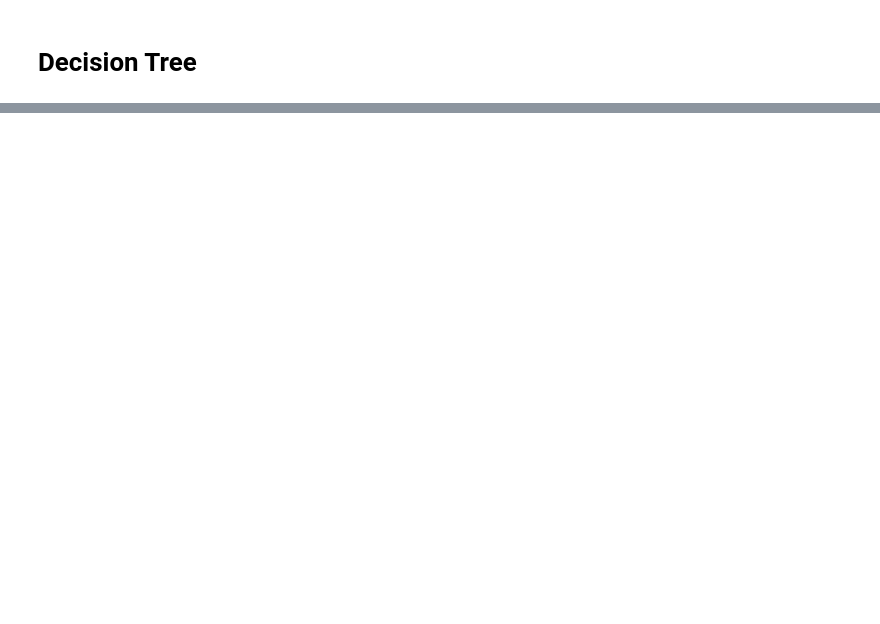
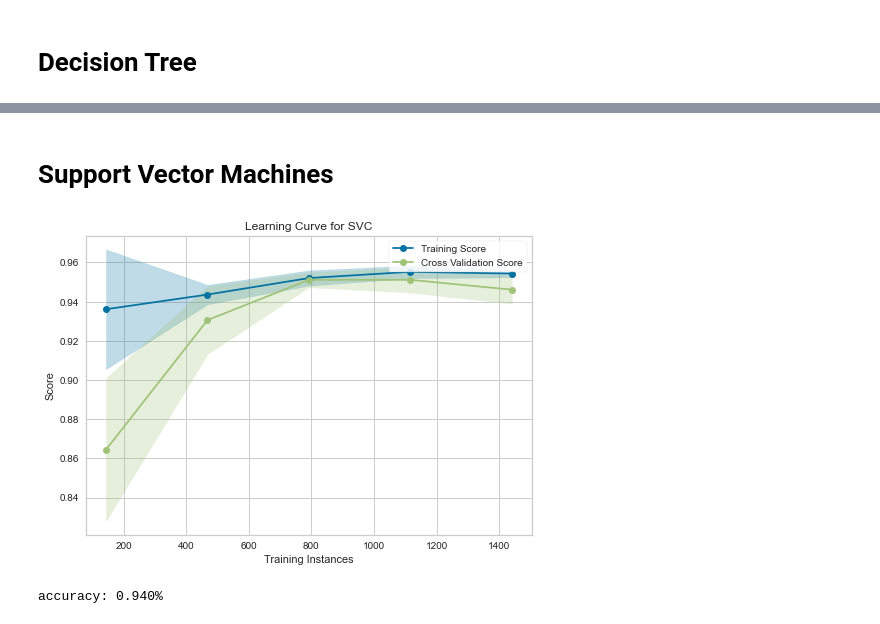
Before and after one commit to njbrake/supervised_learning, a Jupyter notebook: supervised.ipynb, the cells around one changed output, grey strips where cells are left out. Saved outputs shown, nothing was run; the diff lists cells and outputs as text; code cells hidden in the pictures; blank space fills up the shorter version.

```diff
--- a/supervised.ipynb
+++ b/supervised.ipynb
@@ -260,0 +201,19 @@ accuracy: 0.920%
+# %% [markdown]
+# Support Vector Machines
+# %%
+clf = svm.SVC()
+# Create the learning curve visualizer
+visualizer = LearningCurve(
+    clf
+)
+
+visualizer.fit(x_train, y_train)        # Fit the data to the visualizer
+visualizer.show()           # Finalize and render the figure
+
+clf.fit(x_train,y_train)
+accuracy = clf.score(x_test,y_test)
+
+print("accuracy: {0:.3f}%".format(accuracy))
+# %% [output]
+[figure, added]
+accuracy: 0.940%
```
Also changed, not shown: parts of 18 cells of this notebook.
